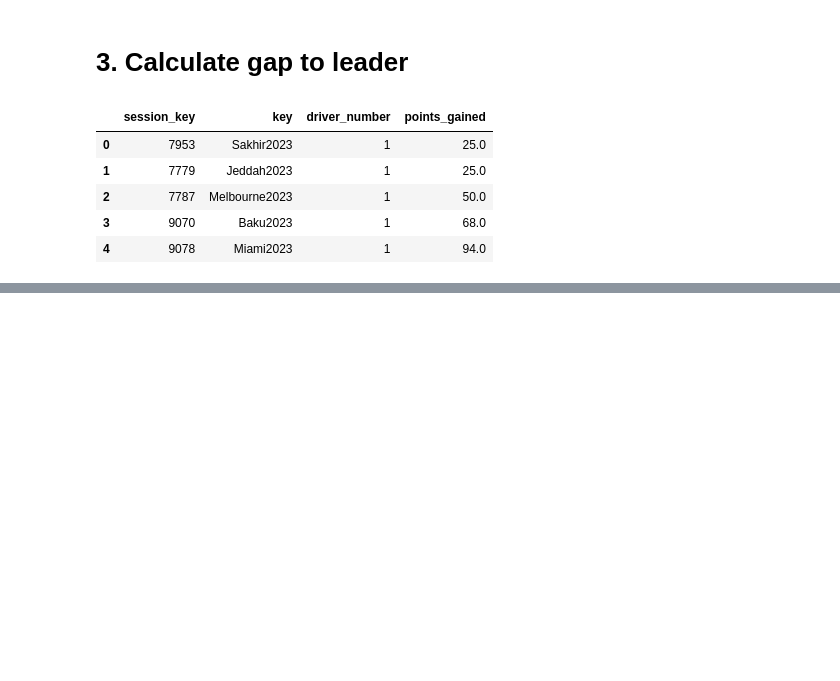
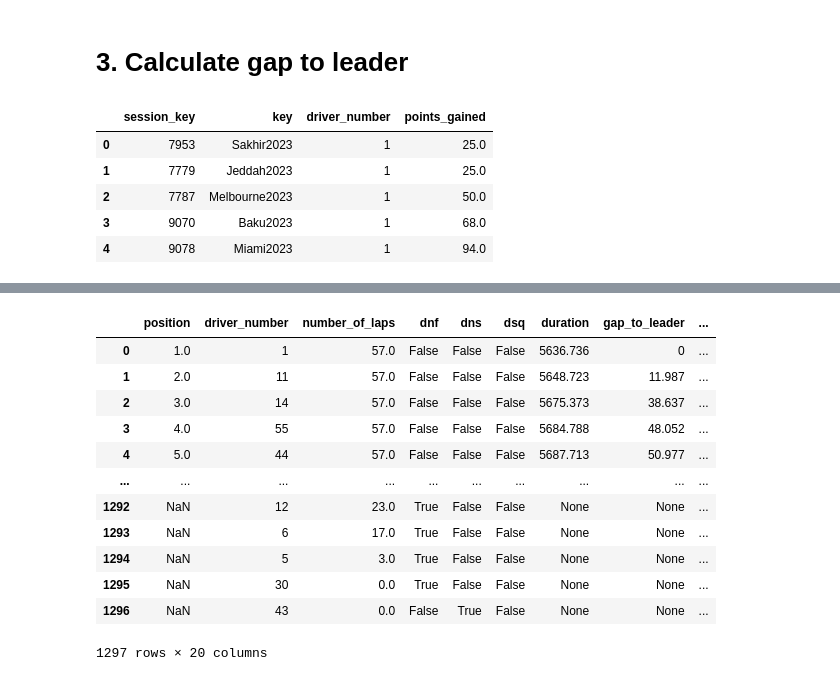
Before and after one commit to Grzegosh/Portfolio, a Jupyter notebook: F1/exploration.ipynb, the cells around one changed output, grey strips where cells are left out. Drawn from its saved outputs; the diff is of its cells as text; code cells hidden in the pictures; blank space fills up the shorter version.

```diff
--- a/F1/exploration.ipynb
+++ b/F1/exploration.ipynb
@@ -282,0 +314,20 @@ DIMS.dim_sessions()
+# %%
+fact_session_result.merge(
+    dim_session,
+    on = "session_key",
+    how = "inner"
+)
+# %% [output]
+|  | position | driver_number | number_of_laps | dnf | dns | dsq | duration | gap_to_leader | ... |
+| 0 | 1.0 | 1 | 57.0 | False | False | False | 5636.736 | 0 | ... |
+| 1 | 2.0 | 11 | 57.0 | False | False | False | 5648.723 | 11.987 | ... |
+| 2 | 3.0 | 14 | 57.0 | False | False | False | 5675.373 | 38.637 | ... |
+| 3 | 4.0 | 55 | 57.0 | False | False | False | 5684.788 | 48.052 | ... |
+| 4 | 5.0 | 44 | 57.0 | False | False | False | 5687.713 | 50.977 | ... |
+| ... | ... | ... | ... | ... | ... | ... | ... | ... | ... |
+| 1292 | NaN | 12 | 23.0 | True | False | False | None | None | ... |
+| 1293 | NaN | 6 | 17.0 | True | False | False | None | None | ... |
+| 1294 | NaN | 5 | 3.0 | True | False | False | None | None | ... |
+| 1295 | NaN | 30 | 0.0 | True | False | False | None | None | ... |
+| 1296 | NaN | 43 | 0.0 | False | True | False | None | None | ... |
+1297 rows × 20 columns
```
Also changed, not shown: parts of 10 cells of this notebook, 3 other files.
